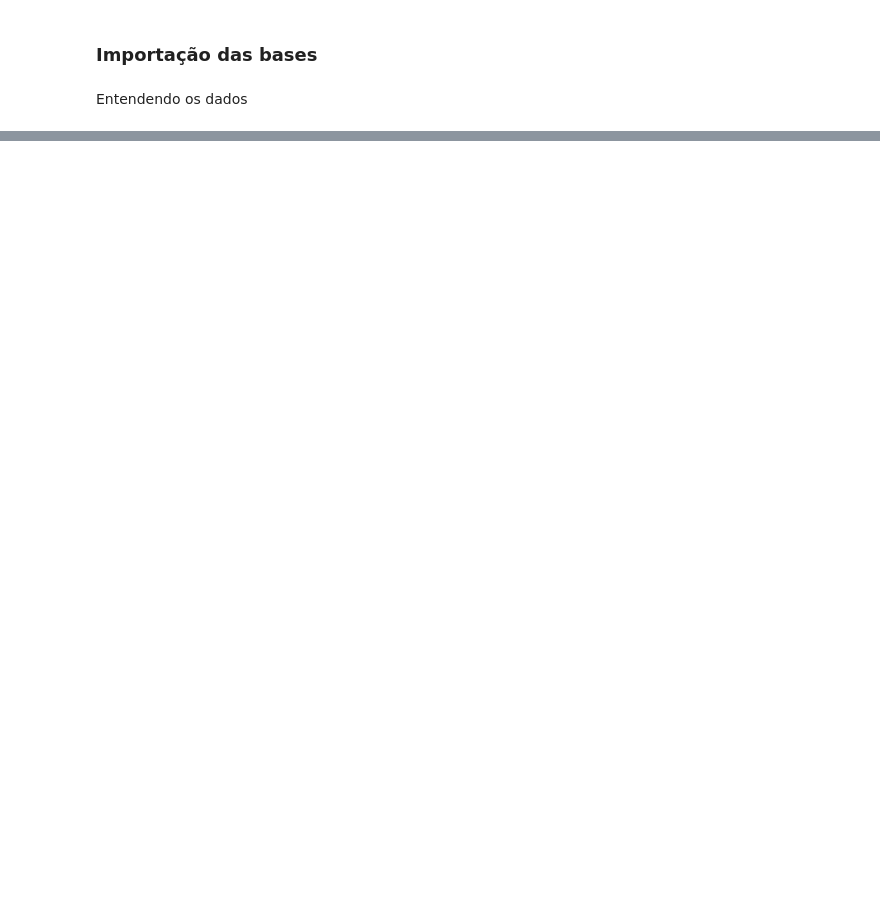
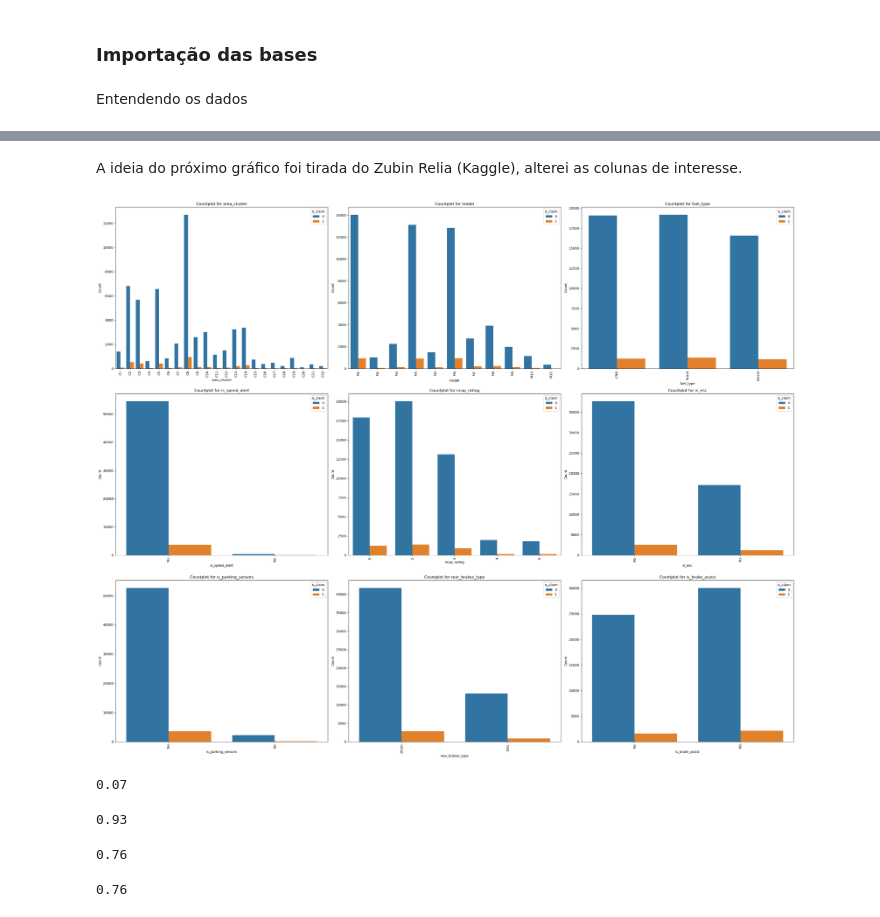
Before and after one commit to ikaromm/Car-Insurance-Project, a Jupyter notebook: project.ipynb, the cells around one changed output, grey strips where cells are left out. Saved outputs shown, nothing was run; the diff lists cells and outputs as text; code cells hidden in the pictures; blank space fills up the shorter version.

```diff
--- a/project.ipynb
+++ b/project.ipynb
@@ -35,0 +81,28 @@ dtype: int64
+# %% [markdown]
+A ideia do próximo gráfico foi tirada do Zubin Relia (Kaggle), alterei as colunas de interesse.
+# %%
+### Chart by Zubin Relia (From Kaggle)
+
+fig, axes = plt.subplots(3,3, figsize=(30,24))
+axes = axes.flatten()
+
+cols_1=['area_cluster', 'model', 'fuel_type', 'is_speed_alert', 'ncap_rating', 'is_esc', 'is_parking_sensors', 'rear_brakes_type', 'is_brake_assist']
+
+for i, column in enumerate(cols_1):
+    ax = axes[i]  # Select the current subplot
+
+    # Plot the countplot
+    sns.countplot(data=train, x=column, ax=ax, hue='is_claim')
+    ax.set_title(f'Countplot for {column}')
+
+    ax.set_ylabel('Count')
+    ax.tick_params(axis='x', rotation=90)  # Rotate x-axis labels if need
+
+
+# Adjust spacing between subplots
+plt.tight_layout()
+
+# Display the plot
+plt.show()
+# %% [output]
+[figure, added]
@@ -35,0 +111,24 @@ dtype: int64
+# %%
+ncap_5_or_4_and_claim = ((train['ncap_rating'] == 5) | (train['ncap_rating'] == 4)) & (train['is_claim'] == 1)
+porcentagem_ncap_5_or_4_and_claim = ncap_5_or_4_and_claim.sum()/total_claim["ncap_rating"].count().sum()
+round(porcentagem_ncap_5_or_4_and_claim,2)
+# %% [output]
+0.07
+# %%
+ncap_0_to_3_and_claim = ((train['ncap_rating'] == 0) | (train['ncap_rating'] == 1) | (train['ncap_rating'] == 2) | (train['ncap_rating'] == 3)) & (train['is_claim'] == 1)
+total_claim = train[train["is_claim"] == 1]
+porcentagem_ncap_0_to_3_and_claim = ncap_0_to_3_and_claim.sum()/total_claim["ncap_rating"].count().sum()
+round(porcentagem_ncap_0_to_3_and_claim,2)
+# %% [output]
+0.93
+# %%
+drum_brakes_and_claim = train[(train['rear_brakes_type'] == 'Drum') & (train['is_claim'] == 1)]
+porcentagem_drum_brakes = len(drum_brakes_and_claim) / total_claim['rear_brakes_type'].count()
+round(porcentagem_drum_brakes, 2)
+# %% [output]
+0.76
+# %%
+drum_brakes_tot = len(train[train['rear_brakes_type'] == 'Drum']) / train['rear_brakes_type'].count()
+round(drum_brakes_tot, 2)
+# %% [output]
+0.76
```
Also changed, not shown: parts of 17 cells of this notebook, 1 other file.
